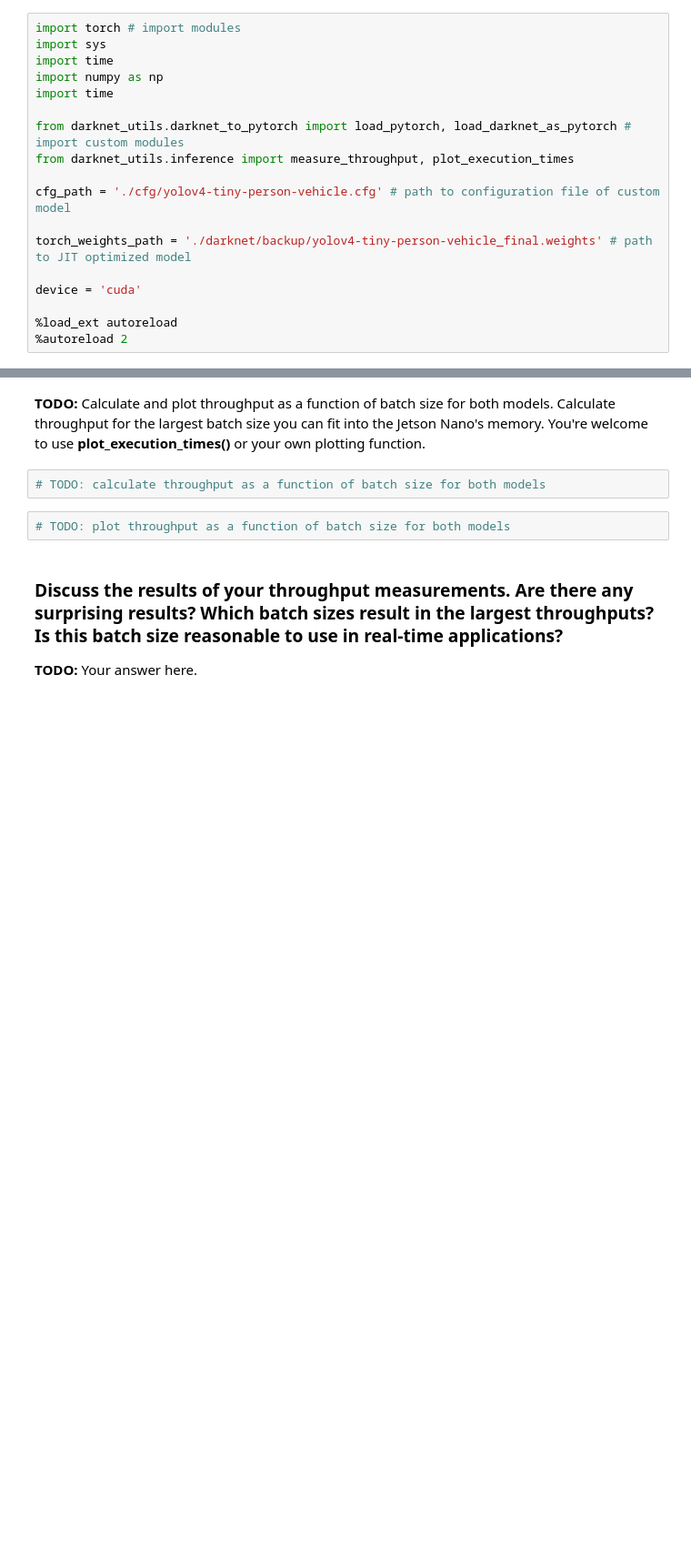
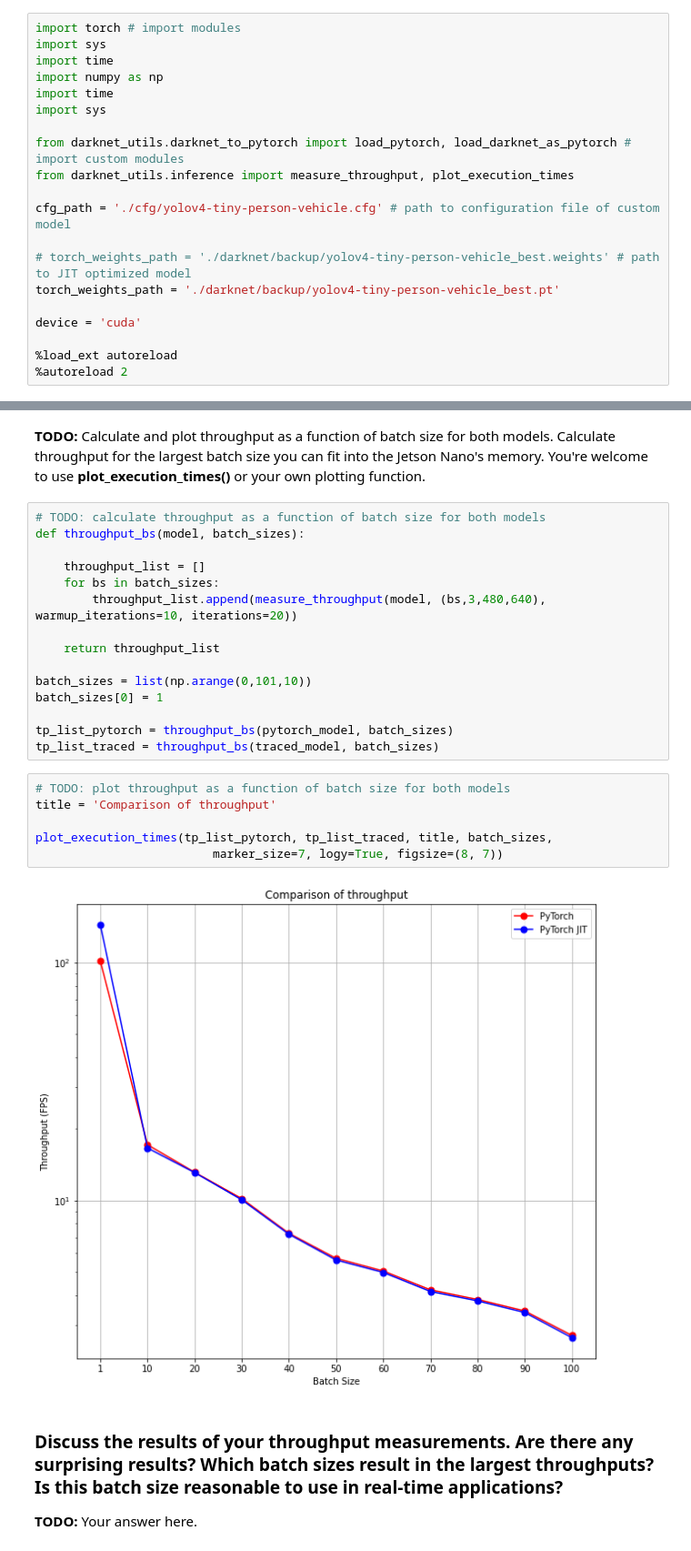
Before and after one commit to xs2445/22spring, a Jupyter notebook: 6692/hw5/JITInferenceOptimization.ipynb, the cells around one changed output, grey strips where cells are left out. Shown at 91% size. Drawn from its saved outputs; the diff is of its cells as text; blank space fills up the shorter version.

```diff
--- a/6692/hw5/JITInferenceOptimization.ipynb
+++ b/6692/hw5/JITInferenceOptimization.ipynb
@@ -10,13 +10,15 @@ import sys
 import time
 import numpy as np
 import time
+import sys
 
 from darknet_utils.darknet_to_pytorch import load_pytorch, load_darknet_as_pytorch # import custom modules
 from darknet_utils.inference import measure_throughput, plot_execution_times
 
 cfg_path = './cfg/yolov4-tiny-person-vehicle.cfg' # path to configuration file of custom model
 
-torch_weights_path = './darknet/backup/yolov4-tiny-person-vehicle_final.weights' # path to JIT optimized model
+# torch_weights_path = './darknet/backup/yolov4-tiny-person-vehicle_best.weights' # path to JIT optimized model
+torch_weights_path = './darknet/backup/yolov4-tiny-person-vehicle_best.pt'
 
 device = 'cuda'
 
@@ -93,8 +128,27 @@ measure_throughput(traced_model, (1,3,480,640))
 **TODO:** Calculate and plot throughput as a function of batch size for both models. Calculate throughput for the largest batch size you can fit into the Jetson Nano's memory. You're welcome to use **plot_execution_times()** or your own plotting function.
 # %%
 # TODO: calculate throughput as a function of batch size for both models
+def throughput_bs(model, batch_sizes):
+
+    throughput_list = []
+    for bs in batch_sizes:
+        throughput_list.append(measure_throughput(model, (bs,3,480,640), warmup_iterations=10, iterations=20))
+
+    return throughput_list
+
+batch_sizes = list(np.arange(0,101,10))
+batch_sizes[0] = 1
+
+tp_list_pytorch = throughput_bs(pytorch_model, batch_sizes)
+tp_list_traced = throughput_bs(traced_model, batch_sizes)
 # %%
 # TODO: plot throughput as a function of batch size for both models
+title = 'Comparison of throughput'
+
+plot_execution_times(tp_list_pytorch, tp_list_traced, title, batch_sizes,
+                         marker_size=7, logy=True, figsize=(8, 7))
+# %% [output]
+[figure, added]
 # %% [markdown]
 ### Discuss the results of your throughput measurements. Are there any surprising results? Which batch sizes result in the largest throughputs? Is this batch size reasonable to use in real-time applications?
 
```
Also changed, not shown: parts of 6 cells of this notebook, 2 other files.
